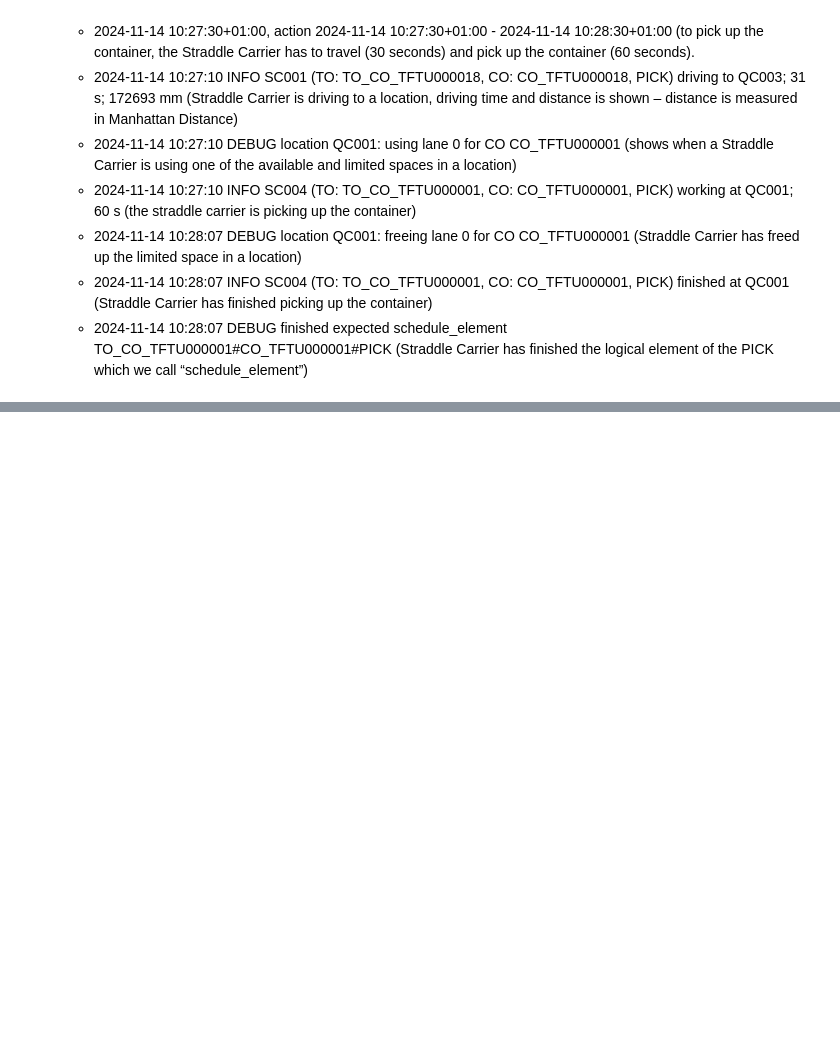
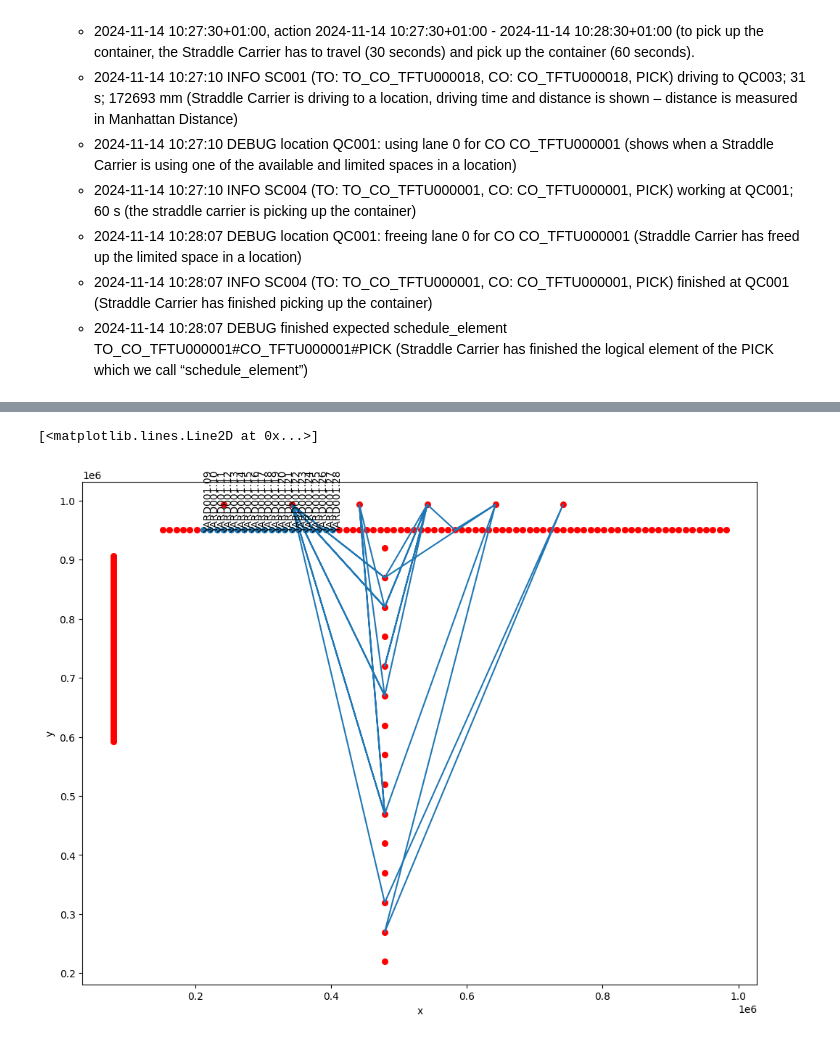
Before and after one commit to alpharmike/vehicle-simulation-analysis, a Jupyter notebook: notebooks/log_parser.ipynb, the cells around one changed output, grey strips where cells are left out. Cells and saved outputs as stored; diff of their text form; code cells hidden in the pictures; blank space fills up the shorter version.

Commit message:
Add statistical analysis and visualization of the process

```diff
--- a/notebooks/log_parser.ipynb
+++ b/notebooks/log_parser.ipynb
@@ -126,7 +169,7 @@ relevant_logs = {log_pattern: [] for log_pattern in log_patterns}
 parsed_logs = []
 
 for log_line in log_lines:
-    pattern, data = parse_log(log_line)
+    pattern, data = parse_log(log_line.strip())
     if pattern:
         relevant_logs[pattern].append(data)
         parsed_logs.append((pattern, data))
@@ -192,0 +190,5 @@ pd.DataFrame(sample_container_info)
+# %%
+position_tracking_df = pd.DataFrame(relevant_logs["position_tracking"])
+position_tracking_df[["x", "y"]] = position_tracking_df[["x", "y"]].astype(int)
+position_tracking_df = position_tracking_df.merge(locations_meta_df, how="left", on=["x", "y"])
+position_tracking_df
@@ -192,0 +315,3 @@ pd.DataFrame(sample_container_info)
+# %%
+vehicle_location_df = vehicles_meta_df.merge(locations_meta_df, how="left", left_on="start_location", right_on="location")
+vehicle_location_df
@@ -192,0 +360,16 @@ pd.DataFrame(sample_container_info)
+# %%
+vehicle_travel_df = position_tracking_df.groupby("vehicle_id", as_index=False).agg({"x": lambda x: list(x), "y": lambda y: list(y)})
+x, y = vehicle_travel_df.iloc[10]["x"], vehicle_travel_df.iloc[10]["y"]
+# %%
+fig, ax = plt.subplots(1, 1, figsize=(12, 9))
+vehicle_location_df.plot("x", "y", kind="scatter", s=30, ax=ax)
+
+for i, row in vehicle_location_df.iterrows():
+    ax.annotate(row['location'], (row['x'], row['y']), fontsize=10, rotation=90)
+
+remaining_locs_df = locations_meta_df[~locations_meta_df["location"].isin(vehicles_meta_df["start_location"].values)]
+remaining_locs_df.plot("x", "y", kind="scatter", ax=ax, c="r", s=30)
+plt.plot(x, y)
+# %% [output]
+[<matplotlib.lines.Line2D at 0x...>]
+[figure, added]
```
Also changed, not shown: parts of 27 cells of this notebook, 1 other file.
